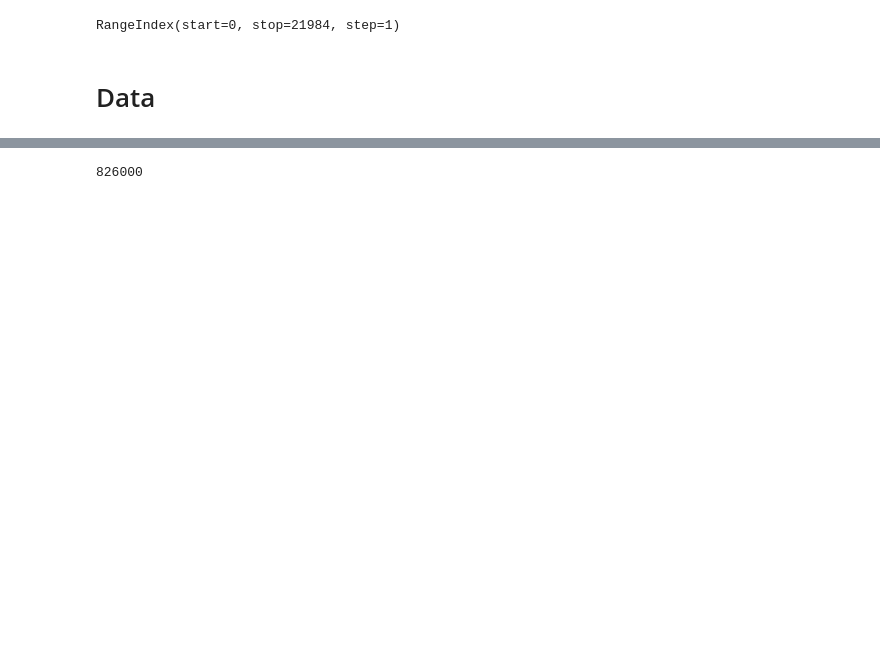
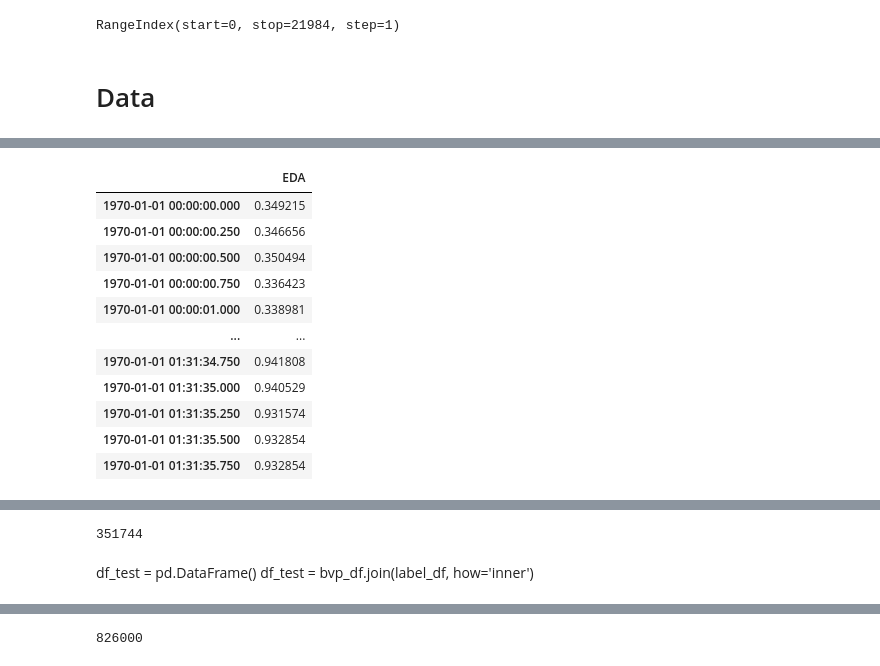
Before and after one commit to peasypi/Stress-Detection-From-Wearables, a Jupyter notebook: code/Stress_Detection_With_Wearables_Explorative_Analyse.ipynb, the cells around one changed output, grey strips where cells are left out. Saved outputs shown, nothing was run; the diff lists cells and outputs as text; code cells hidden in the pictures; blank space fills up the shorter version.

```diff
--- a/code/Stress_Detection_With_Wearables_Explorative_Analyse.ipynb
+++ b/code/Stress_Detection_With_Wearables_Explorative_Analyse.ipynb
@@ -125,3 +118,15 @@ DatetimeIndex([       '1970-01-01 00:00:00', '1970-01-01 00:00:00.015625',
 # %%
-eda_df.index
+eda_df
 # %% [output]
+|  | EDA |
+| 1970-01-01 00:00:00.000 | 0.349215 |
+| 1970-01-01 00:00:00.250 | 0.346656 |
+| 1970-01-01 00:00:00.500 | 0.350494 |
+| 1970-01-01 00:00:00.750 | 0.336423 |
+| 1970-01-01 00:00:01.000 | 0.338981 |
+| ... | ... |
+| 1970-01-01 01:31:34.750 | 0.941808 |
+| 1970-01-01 01:31:35.000 | 0.940529 |
+| 1970-01-01 01:31:35.250 | 0.931574 |
+| 1970-01-01 01:31:35.500 | 0.932854 |
+| 1970-01-01 01:31:35.750 | 0.932854 |
@@ -140,3 +134,7 @@ DatetimeIndex([       '1970-01-01 00:00:00', '1970-01-01 00:00:00.250000',
+# %%
+len(bvp_df)
+# %% [output]
+351744
 # %%
 # Combined dataframe - not used yet
 df = eda_df.join(bvp_df, how='outer')
@@ -145,3 +143,6 @@ df = df.join(acc_df, how='outer')
 df = df.join(label_df, how='outer')
 df['label'] = df['label'].fillna(method='bfill')
 df.reset_index(drop=True, inplace=True)
+# %% [markdown]
+df_test = pd.DataFrame()
+df_test = bvp_df.join(label_df, how='inner')
```
Also changed, not shown: parts of 31 cells of this notebook.
